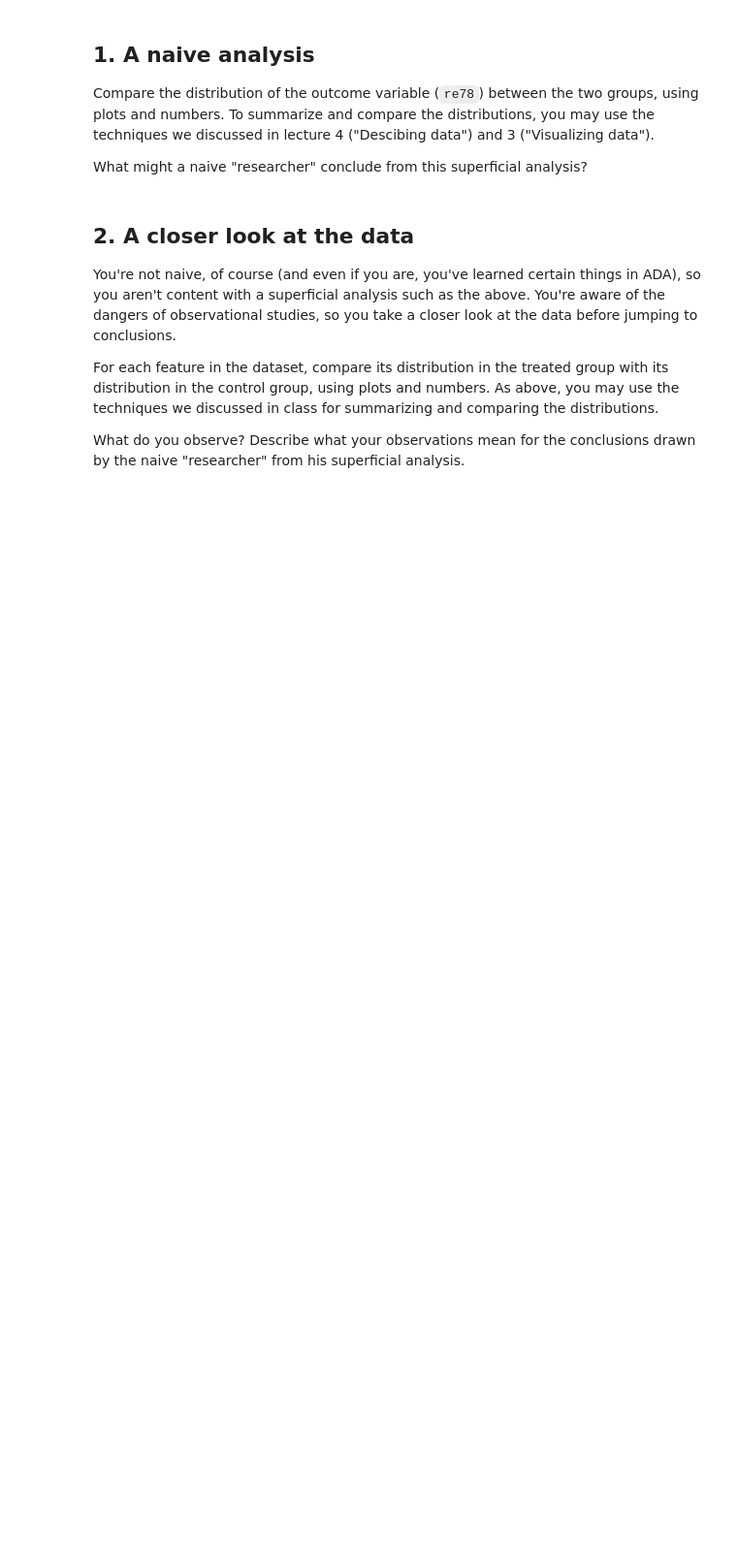
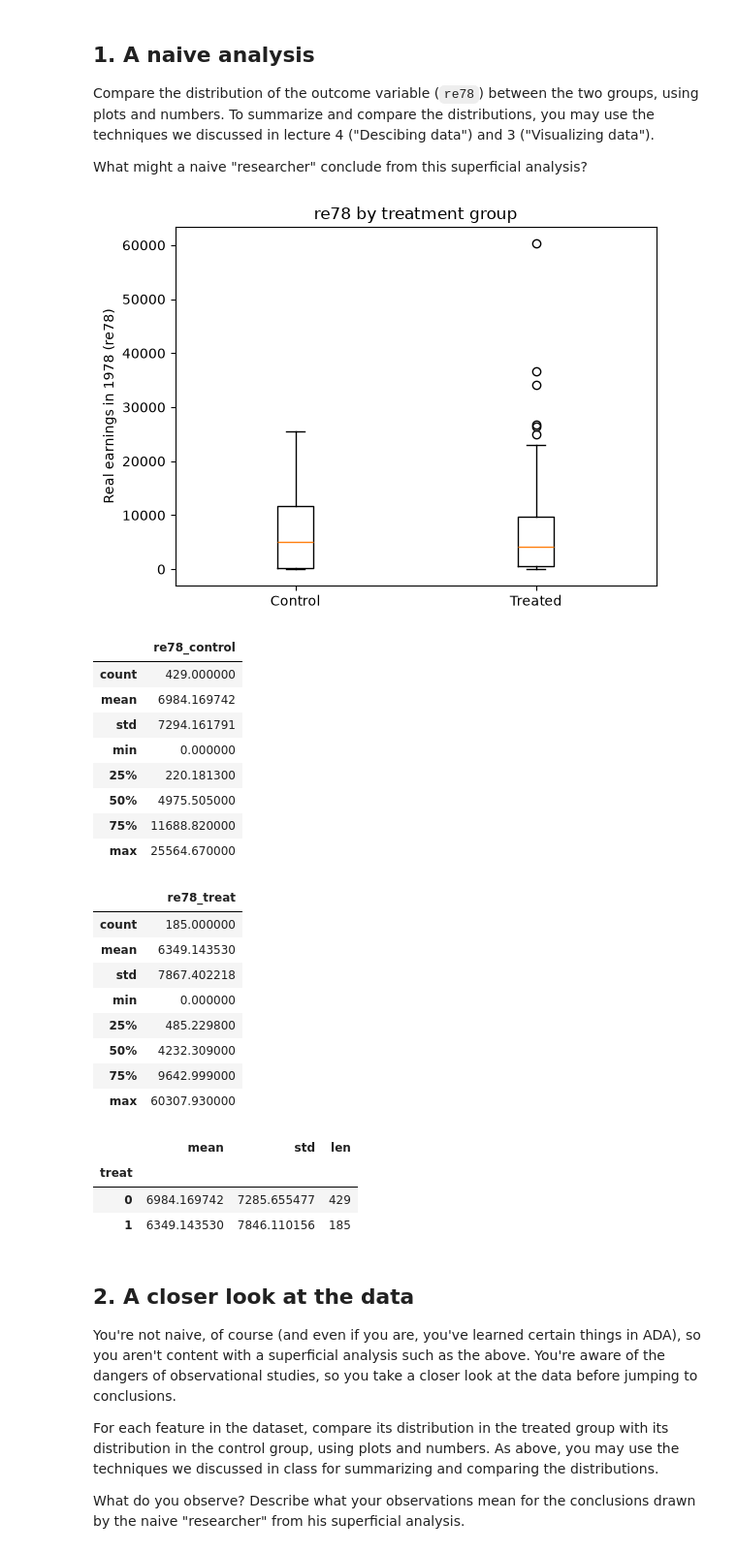
Before and after one commit to TimReuteler/ADA-2026, a Jupyter notebook: Exercises/05 - Causal analysis of observational data/Observational studies exercise.ipynb, the cells around one changed output. Shown at 97% size. Drawn from its saved outputs; the diff is of its cells as text; code cells hidden in the pictures; blank space fills up the shorter version.

```diff
--- a/Exercises/05 - Causal analysis of observational data/Observational studies exercise.ipynb
+++ b/Exercises/05 - Causal analysis of observational data/Observational studies exercise.ipynb
@@ -59,3 +57,53 @@ What might a naive "researcher" conclude from this superficial analysis?
+# %%
+
+# getting re78 from the treatment group
+re78_treat = df[df.treat == 1][["re78"]].rename(columns={"re78": "re78_treat"})
+
+# getting re78 from the control group
+re78_control = df[df.treat == 0][["re78"]].rename(columns={"re78": "re78_control"})
+
+#plotting distribution of re78 for both groups
+plt.boxplot([re78_control["re78_control"], re78_treat["re78_treat"]], tick_labels=["Control", "Treated"])
+plt.ylabel("Real earnings in 1978 (re78)")
+plt.title("re78 by treatment group")
+plt.show()
+
+'''
+alternative is to use sns.boxplot(data=df, x="treat", y="re78")
+'''
+
+display(re78_control.describe())
+display(re78_treat.describe())
+
+df.groupby(by="treat")["re78"].agg([np.mean, np.std, len])
+# A naive researcher may condlude that that the job training program is ineffective,
+# or even slightly harmful to earnings. However, this ignores that the two groups
+# may differ in their pre-treatment characteristics.
+# The difference in re78 cannot be attributed to the treatment yet.
+# %% [output]
+[figure, added]
+|  | re78_control |
+| count | 429.000000 |
+| mean | 6984.169742 |
+| std | 7294.161791 |
+| min | 0.000000 |
+| 25% | 220.181300 |
+| 50% | 4975.505000 |
+| 75% | 11688.820000 |
+| max | 25564.670000 |
+|  | re78_treat |
+| count | 185.000000 |
+| mean | 6349.143530 |
+| std | 7867.402218 |
+| min | 0.000000 |
+| 25% | 485.229800 |
+| 50% | 4232.309000 |
+| 75% | 9642.999000 |
+| max | 60307.930000 |
+|  | mean | std | len |
+| treat |  |  |  |
+| 0 | 6984.169742 | 7285.655477 | 429 |
+| 1 | 6349.143530 | 7846.110156 | 185 |
 # %% [markdown]
 ## 2. A closer look at the data
 
```
Also changed, not shown: parts of 4 cells of this notebook.
